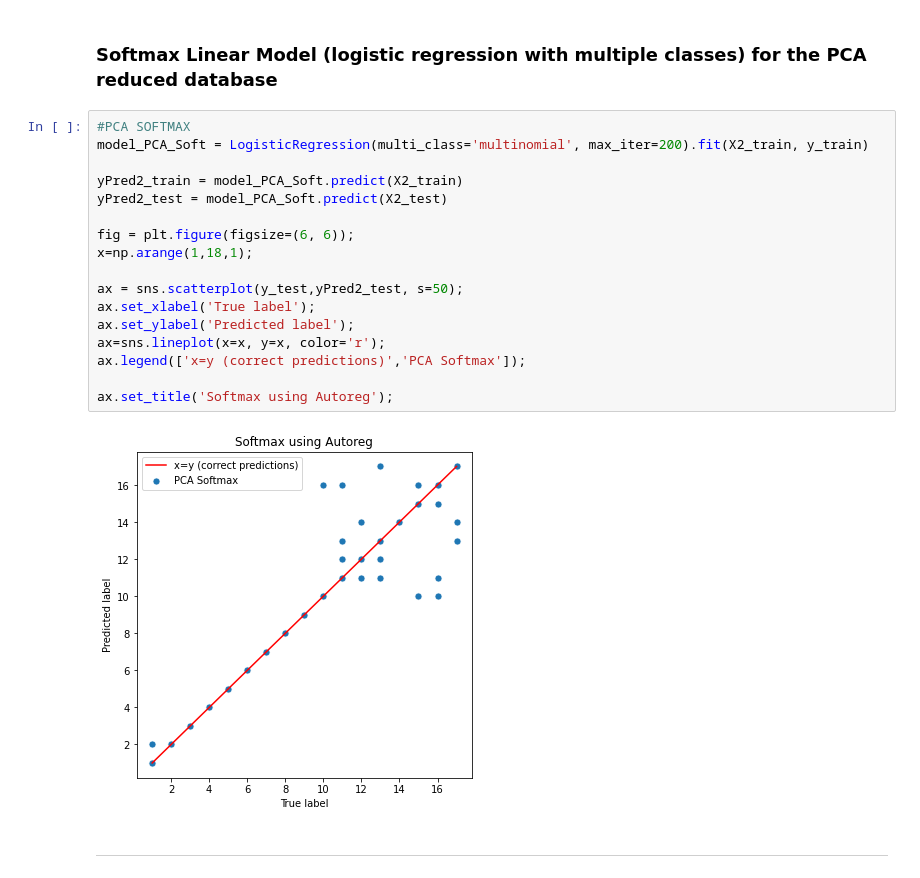
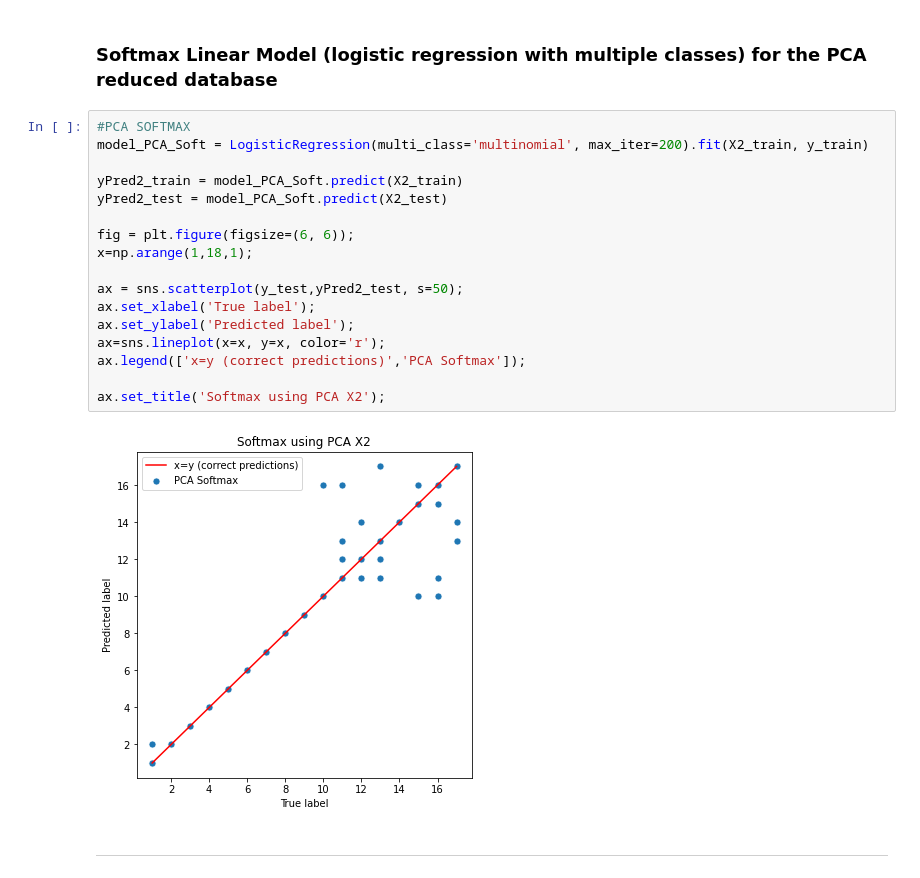
Before and after one commit to felipecostapereira/HIML, a Jupyter notebook: task_04_HyperParameterSearch.ipynb, the cells around one changed output. Cells and saved outputs as stored; diff of their text form.

```diff
--- a/task_04_HyperParameterSearch.ipynb
+++ b/task_04_HyperParameterSearch.ipynb
@@ -143,22 +143,22 @@ X2_train, X2_test, y2_train, y2_test = train_test_split(X2_scaled, y, test_size=
 # %%
 #PCA SOFTMAX
 model_PCA_Soft = LogisticRegression(multi_class='multinomial', max_iter=200).fit(X2_train, y_train)
 
 yPred2_train = model_PCA_Soft.predict(X2_train)
 yPred2_test = model_PCA_Soft.predict(X2_test)
 
 fig = plt.figure(figsize=(6, 6));
 x=np.arange(1,18,1);
 
 ax = sns.scatterplot(y_test,yPred2_test, s=50);
 ax.set_xlabel('True label');
 ax.set_ylabel('Predicted label');
 ax=sns.lineplot(x=x, y=x, color='r');
 ax.legend(['x=y (correct predictions)','PCA Softmax']);
 
-ax.set_title('Softmax using Autoreg');
+ax.set_title('Softmax using PCA X2');
 # %% [output]
-[figure, old version]
+[figure, new version]
 # %% [markdown]
 ___
 # %% [markdown]
```
